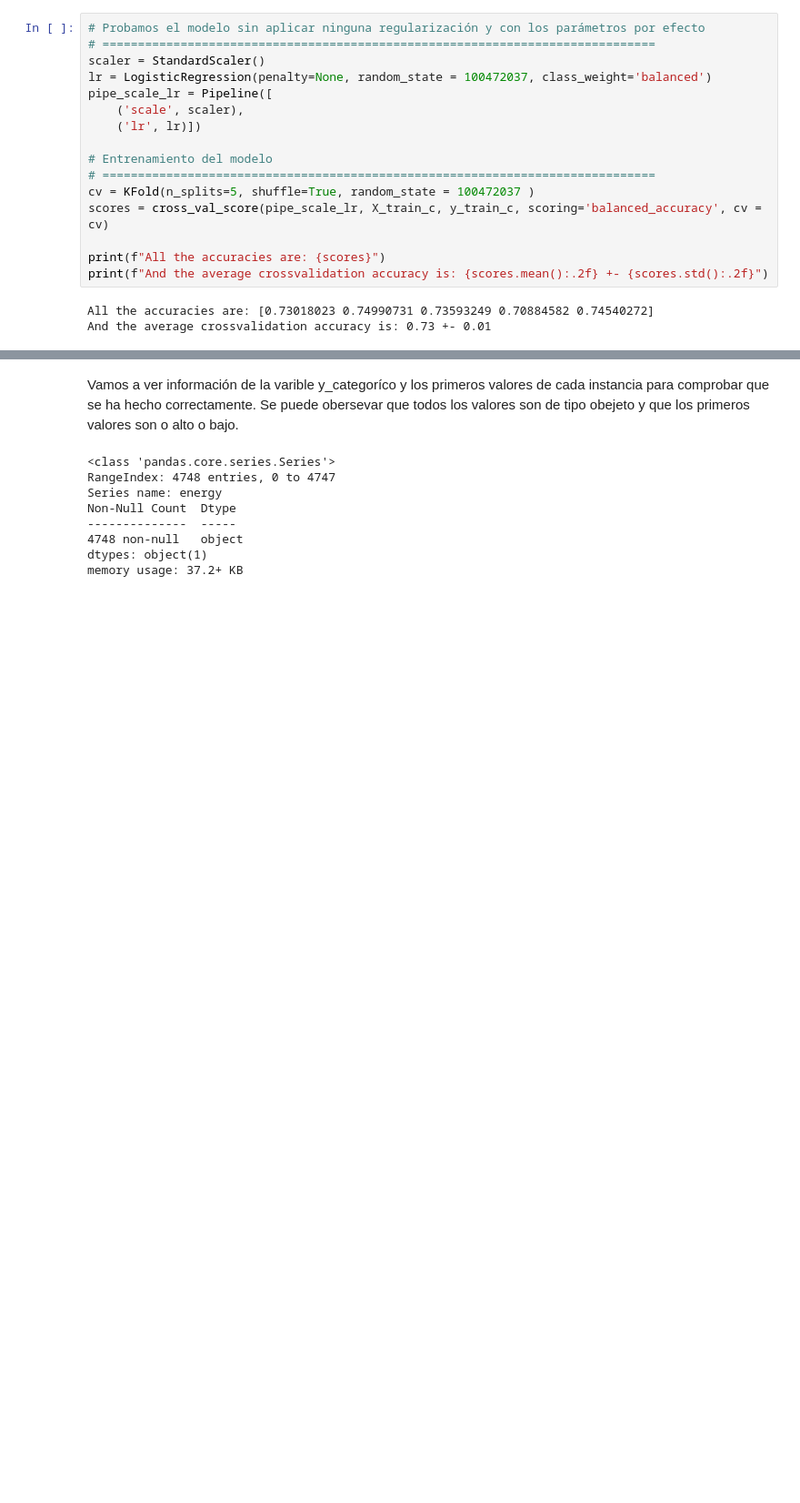
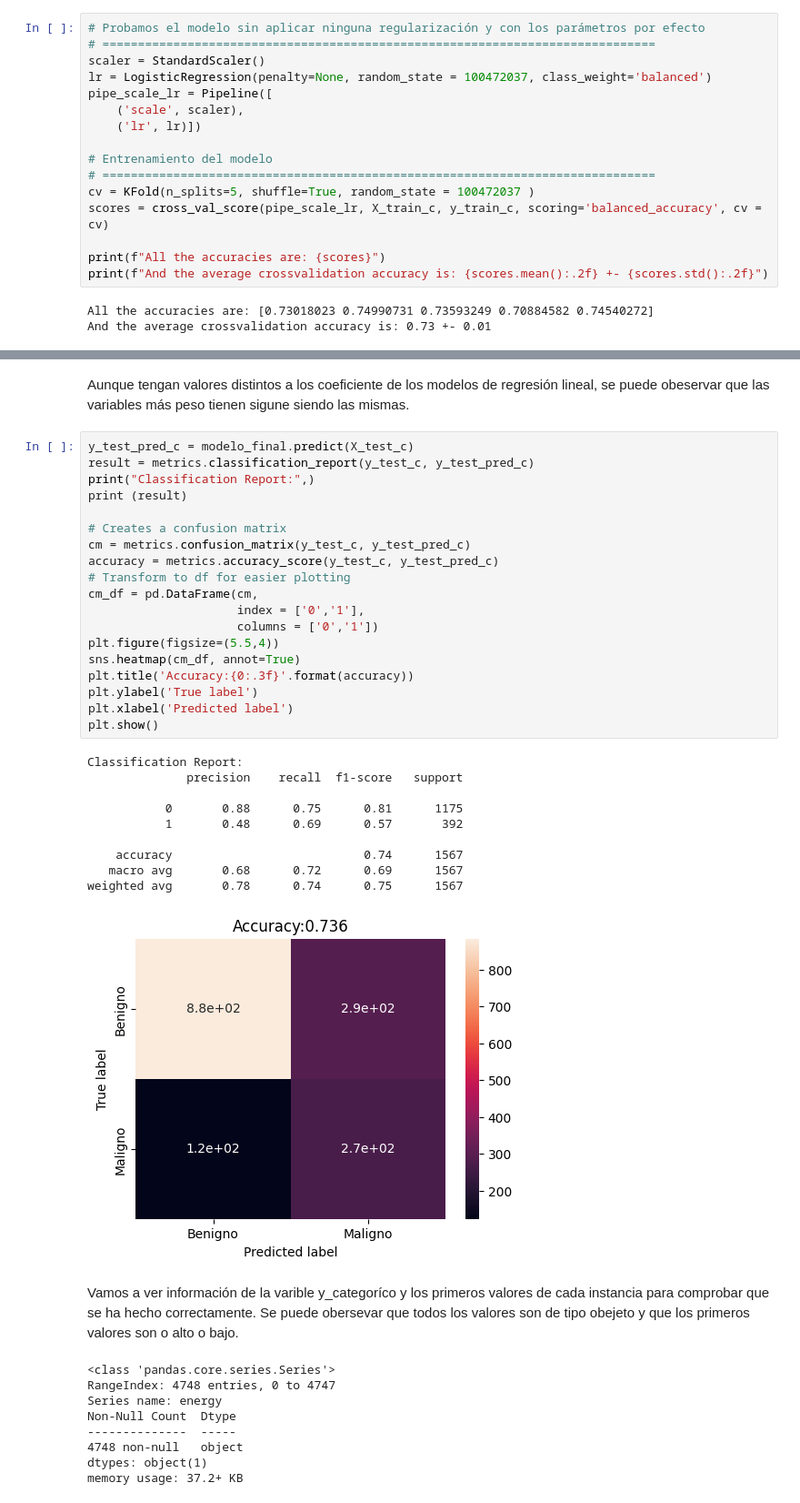
Before and after one commit to GLuis189/GRUPO13_Practica1, a Jupyter notebook: main.ipynb, the cells around one changed output, grey strips where cells are left out. Shown at 91% size. Drawn from its saved outputs; the diff is of its cells as text; blank space fills up the shorter version.

```diff
--- a/main.ipynb
+++ b/main.ipynb
@@ -1279,3 +1290,35 @@ weighted avg       0.78      0.74      0.75      1567
+# %% [markdown]
+Aunque tengan valores distintos a los coeficiente de los modelos de regresión lineal, se puede obeservar que las variables más peso tienen sigune siendo las mismas.
+# %%
+y_test_pred_c = modelo_final.predict(X_test_c)
+result = metrics.classification_report(y_test_c, y_test_pred_c)
+print("Classification Report:",)
+print (result)
+
+# Creates a confusion matrix
+cm = metrics.confusion_matrix(y_test_c, y_test_pred_c)
+accuracy = metrics.accuracy_score(y_test_c, y_test_pred_c)
+# Transform to df for easier plotting
+cm_df = pd.DataFrame(cm,
+                     index = ['0','1'],
+                     columns = ['0','1'])
+plt.figure(figsize=(5.5,4))
+sns.heatmap(cm_df, annot=True)
+plt.title('Accuracy:{0:.3f}'.format(accuracy))
+plt.ylabel('True label')
+plt.xlabel('Predicted label')
+plt.show()
+# %% [output]
+Classification Report:
+              precision    recall  f1-score   support
+
+           0       0.88      0.75      0.81      1175
+           1       0.48      0.69      0.57       392
+
+    accuracy                           0.74      1567
+   macro avg       0.68      0.72      0.69      1567
+weighted avg       0.78      0.74      0.75      1567
+[figure, added]
 # %% [markdown]
 Vamos a ver información de la varible y_categoríco y los primeros valores de cada instancia para comprobar que se ha hecho correctamente. Se puede obersevar que todos los valores son de tipo obejeto y que los primeros valores son o alto o bajo.
 # %%
```
Also changed, not shown: parts of 10 cells of this notebook.
